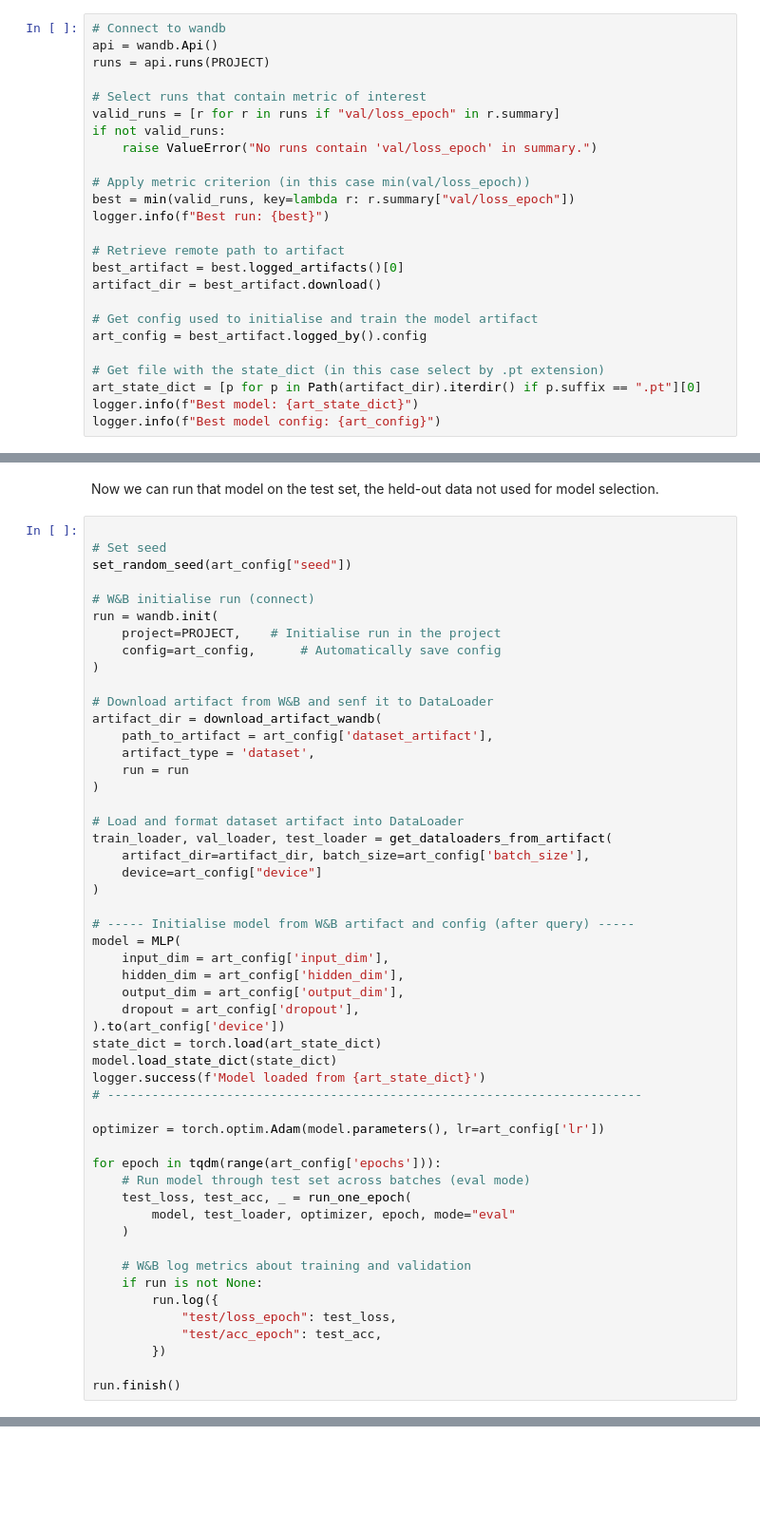
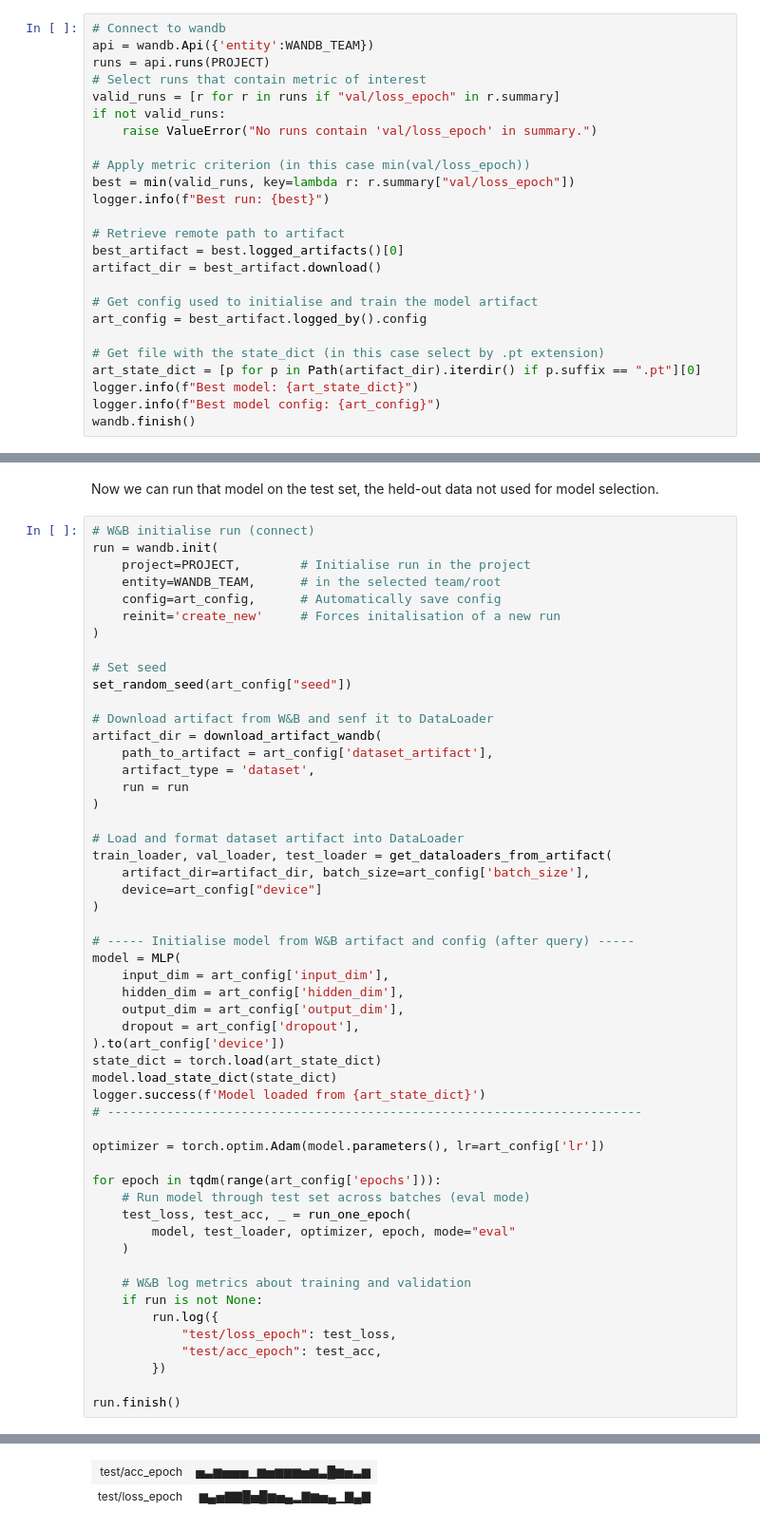
Before and after one commit to imendezguerra/wandb_tutorial, a Jupyter notebook: wandb_tutorial.ipynb, the cells around one changed output, grey strips where cells are left out. Shown: that part at 95% size. Drawn from its saved outputs; the diff is of its cells as text; blank space fills up the shorter version.

```diff
--- a/wandb_tutorial.ipynb
+++ b/wandb_tutorial.ipynb
@@ -472,9 +504,8 @@ Now we can inspec the models' performance in [wandb interactive dashboard](https
 We can also query this programatically to retrieve a specific model:
 # %%
 # Connect to wandb
-api = wandb.Api()
+api = wandb.Api({'entity':WANDB_TEAM})
 runs = api.runs(PROJECT)
-
 # Select runs that contain metric of interest
 valid_runs = [r for r in runs if "val/loss_epoch" in r.summary]
 if not valid_runs:
@@ -495,4 +526,5 @@ art_config = best_artifact.logged_by().config
 art_state_dict = [p for p in Path(artifact_dir).iterdir() if p.suffix == ".pt"][0]
 logger.info(f"Best model: {art_state_dict}")
 logger.info(f"Best model config: {art_config}")
+wandb.finish()
 # %% [output]
@@ -503,15 +535,16 @@ wandb:   1 of 1 files downloaded.
 # %% [markdown]
 Now we can run that model on the test set, the held-out data not used for model selection.
 # %%
+# W&B initialise run (connect)
+run = wandb.init(
+    project=PROJECT,        # Initialise run in the project
+    entity=WANDB_TEAM,      # in the selected team/root
+    config=art_config,      # Automatically save config
+    reinit='create_new'     # Forces initalisation of a new run
+)
 
 # Set seed
 set_random_seed(art_config["seed"])
-
-# W&B initialise run (connect)
-run = wandb.init(
-    project=PROJECT,    # Initialise run in the project
-    config=art_config,      # Automatically save config
-)
 
 # Download artifact from W&B and senf it to DataLoader
 artifact_dir = download_artifact_wandb(
@@ -567,0 +602,2 @@ Run data is saved locally in /Users/irene/Documents/Work_local/wandb_tutorial/wa
+| test/acc_epoch | ▅▃▆▅▅▅▁▆▅▆▆▆▅▆▃█▆▅▃▆ |
+| test/loss_epoch | ▆▄▅▇▇█▅█▆▅▄▂▇▆▅▄▁▇▄▇ |
```
Also changed, not shown: parts of 11 cells of this notebook, 1 other file.
